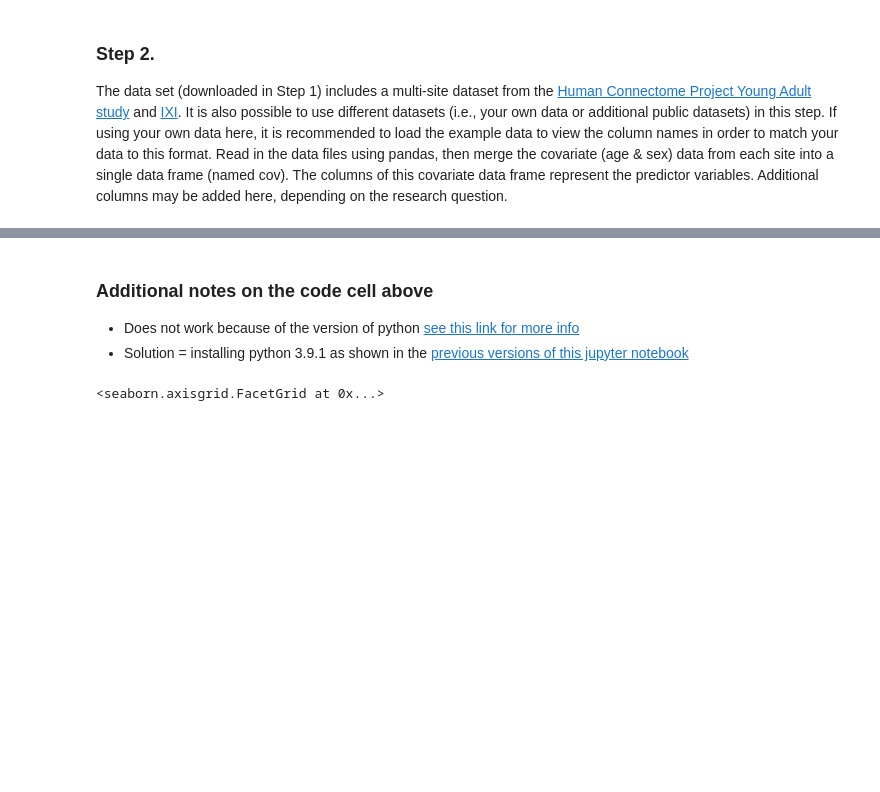
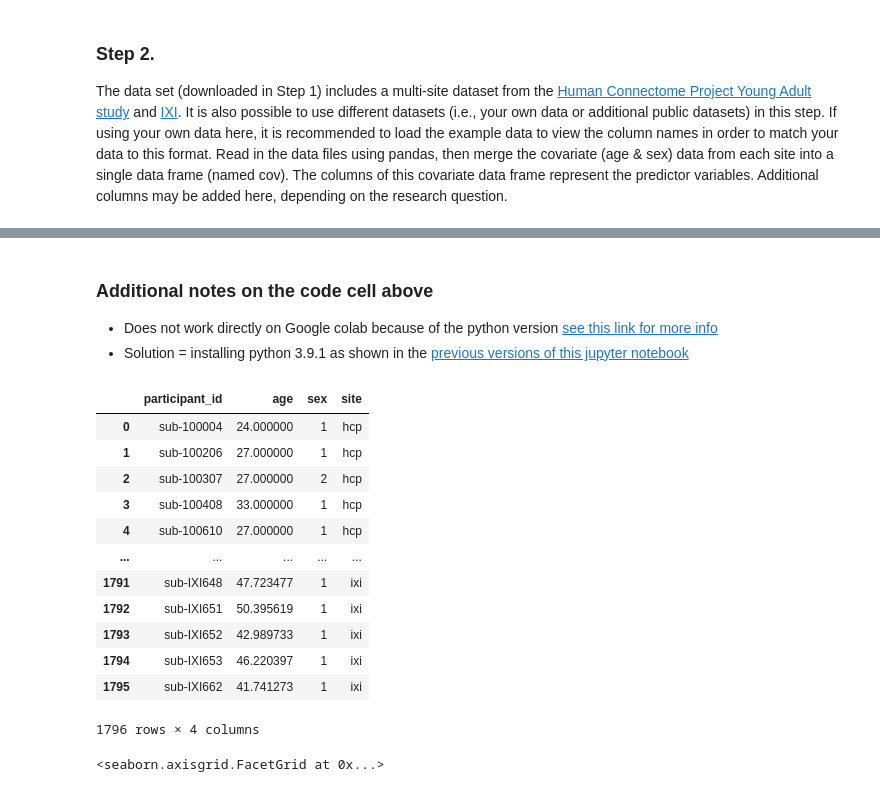
Before and after one commit to brainhack-school2022/dimitrijevic_project, a Jupyter notebook: PCNToolkitDemo/tutorials/BLR_protocol/BLR_normativemodel_protocol.ipynb, the cells around one changed output, grey strips where cells are left out. Saved outputs shown, nothing was run; the diff lists cells and outputs as text; code cells hidden in the pictures; blank space fills up the shorter version.

```diff
--- a/PCNToolkitDemo/tutorials/BLR_protocol/BLR_normativemodel_protocol.ipynb
+++ b/PCNToolkitDemo/tutorials/BLR_protocol/BLR_normativemodel_protocol.ipynb
@@ -87,6 +88,6 @@ from pcntoolkit.util.utils import create_bspline_basis, compute_MSLL
 # %% [markdown]
 ### Additional notes on the code cell above
-- Does not work because of the version of python [see this link for more info](https://github.com/amarquand/PCNtoolkit/issues/90)
+- Does not work directly on Google colab because of the python version [see this link for more info](https://github.com/amarquand/PCNtoolkit/issues/90)
 - Solution = installing python 3.9.1 as shown in the [previous versions of this jupyter notebook](https://github.com/Andjelaaaa/dimitrijevic_project/commits/main/PCNToolkitDemo/tutorials/BLR_protocol/BLR_normativemodel_protocol.ipynb)
 # %%
 # if running in Google colab, remove the "data/" folder from the path
@@ -94,6 +95,21 @@ hcp = pd.read_csv('/home/adimitrijevic/dimitrijevic_project/PCNToolkitDemo/data/
 ixi = pd.read_csv('/home/adimitrijevic/dimitrijevic_project/PCNToolkitDemo/data/IXI_age_gender.csv')
 # %%
 cov = pd.merge(hcp, ixi, on=["participant_id", "age", "sex", "site"], how='outer')
+cov
+# %% [output]
+|  | participant_id | age | sex | site |
+| 0 | sub-100004 | 24.000000 | 1 | hcp |
+| 1 | sub-100206 | 27.000000 | 1 | hcp |
+| 2 | sub-100307 | 27.000000 | 2 | hcp |
+| 3 | sub-100408 | 33.000000 | 1 | hcp |
+| 4 | sub-100610 | 27.000000 | 1 | hcp |
+| ... | ... | ... | ... | ... |
+| 1791 | sub-IXI648 | 47.723477 | 1 | ixi |
+| 1792 | sub-IXI651 | 50.395619 | 1 | ixi |
+| 1793 | sub-IXI652 | 42.989733 | 1 | ixi |
+| 1794 | sub-IXI653 | 46.220397 | 1 | ixi |
+| 1795 | sub-IXI662 | 41.741273 | 1 | ixi |
+1796 rows × 4 columns
 # %%
 sns.set(font_scale=1.5, style='darkgrid')
 # %%
```
Also changed, not shown: parts of 6 cells of this notebook, 2 other files.
